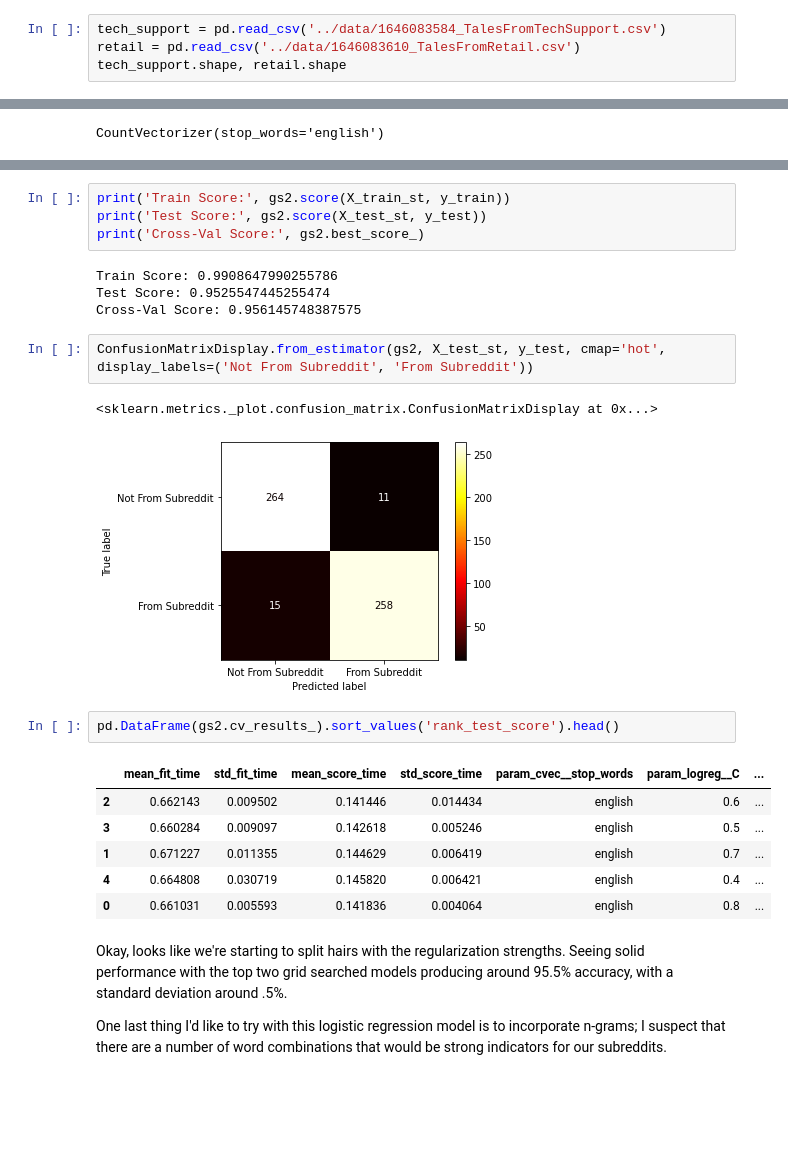
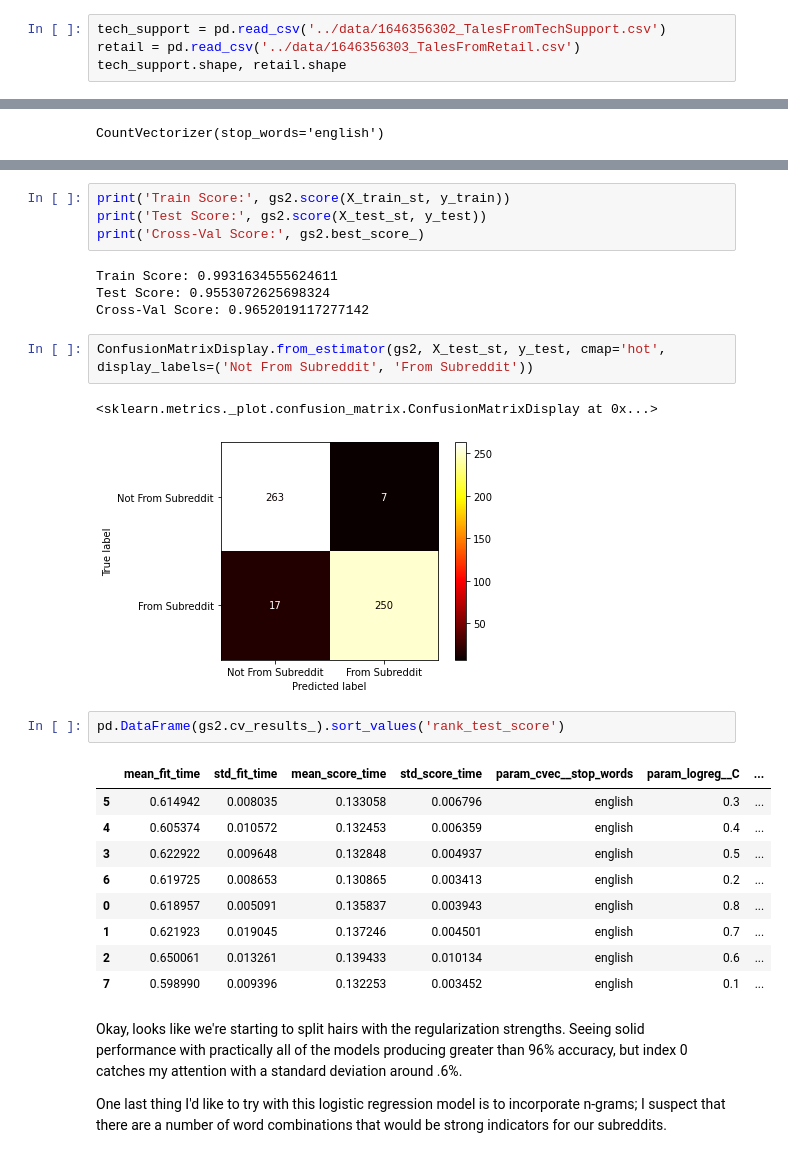
Before and after one commit to PaperArmada/content-source-discriminator, a Jupyter notebook: code/01 - Data Processing and EDA.ipynb, the cells around one changed output, grey strips where cells are left out. Cells and saved outputs as stored; diff of their text form; blank space fills up the shorter version.

```diff
--- a/code/01 - Data Processing and EDA.ipynb
+++ b/code/01 - Data Processing and EDA.ipynb
@@ -18,7 +19,7 @@ from nltk.tokenize import sent_tokenize, word_tokenize, RegexpTokenizer
 # %% [markdown]
 ### Pull in Data
 # %%
-tech_support = pd.read_csv('../data/1646083584_TalesFromTechSupport.csv')
-retail = pd.read_csv('../data/1646083610_TalesFromRetail.csv')
+tech_support = pd.read_csv('../data/1646356302_TalesFromTechSupport.csv')
+retail = pd.read_csv('../data/1646356303_TalesFromRetail.csv')
 tech_support.shape, retail.shape
 # %% [output]
@@ -398,25 +423,28 @@ print('Train Score:', gs2.score(X_train_st, y_train))
 print('Test Score:', gs2.score(X_test_st, y_test))
 print('Cross-Val Score:', gs2.best_score_)
 # %% [output]
-Train Score: 0.9908647990255786
-Test Score: 0.9525547445255474
-Cross-Val Score: 0.956145748387575
+Train Score: 0.9931634555624611
+Test Score: 0.9553072625698324
+Cross-Val Score: 0.9652019117277142
 # %%
 ConfusionMatrixDisplay.from_estimator(gs2, X_test_st, y_test, cmap='hot', display_labels=('Not From Subreddit', 'From Subreddit'))
 # %% [output]
 <sklearn.metrics._plot.confusion_matrix.ConfusionMatrixDisplay at 0x...>
-[figure, old version]
+[figure, new version]
 # %%
-pd.DataFrame(gs2.cv_results_).sort_values('rank_test_score').head()
+pd.DataFrame(gs2.cv_results_).sort_values('rank_test_score')
 # %% [output]
 |  | mean_fit_time | std_fit_time | mean_score_time | std_score_time | param_cvec__stop_words | param_logreg__C | ... |
-| 2 | 0.662143 | 0.009502 | 0.141446 | 0.014434 | english | 0.6 | ... |
-| 3 | 0.660284 | 0.009097 | 0.142618 | 0.005246 | english | 0.5 | ... |
-| 1 | 0.671227 | 0.011355 | 0.144629 | 0.006419 | english | 0.7 | ... |
-| 4 | 0.664808 | 0.030719 | 0.145820 | 0.006421 | english | 0.4 | ... |
-| 0 | 0.661031 | 0.005593 | 0.141836 | 0.004064 | english | 0.8 | ... |
+| 5 | 0.614942 | 0.008035 | 0.133058 | 0.006796 | english | 0.3 | ... |
+| 4 | 0.605374 | 0.010572 | 0.132453 | 0.006359 | english | 0.4 | ... |
+| 3 | 0.622922 | 0.009648 | 0.132848 | 0.004937 | english | 0.5 | ... |
+| 6 | 0.619725 | 0.008653 | 0.130865 | 0.003413 | english | 0.2 | ... |
+| 0 | 0.618957 | 0.005091 | 0.135837 | 0.003943 | english | 0.8 | ... |
+| 1 | 0.621923 | 0.019045 | 0.137246 | 0.004501 | english | 0.7 | ... |
+| 2 | 0.650061 | 0.013261 | 0.139433 | 0.010134 | english | 0.6 | ... |
+| 7 | 0.598990 | 0.009396 | 0.132253 | 0.003452 | english | 0.1 | ... |
 # %% [markdown]
-Okay, looks like we're starting to split hairs with the regularization strengths. Seeing solid performance with the top two grid searched models producing around 95.5% accuracy, with a standard deviation around .5%.
+Okay, looks like we're starting to split hairs with the regularization strengths. Seeing solid performance with practically all of the models producing greater than 96% accuracy, but index 0 catches my attention with a standard deviation around .6%.
 
 One last thing I'd like to try with this logistic regression model is to incorporate n-grams; I suspect that there are a number of word combinations that would be strong indicators for our subreddits.
 # %%
```
Also changed, not shown: parts of 94 cells of this notebook, 5 other files.
